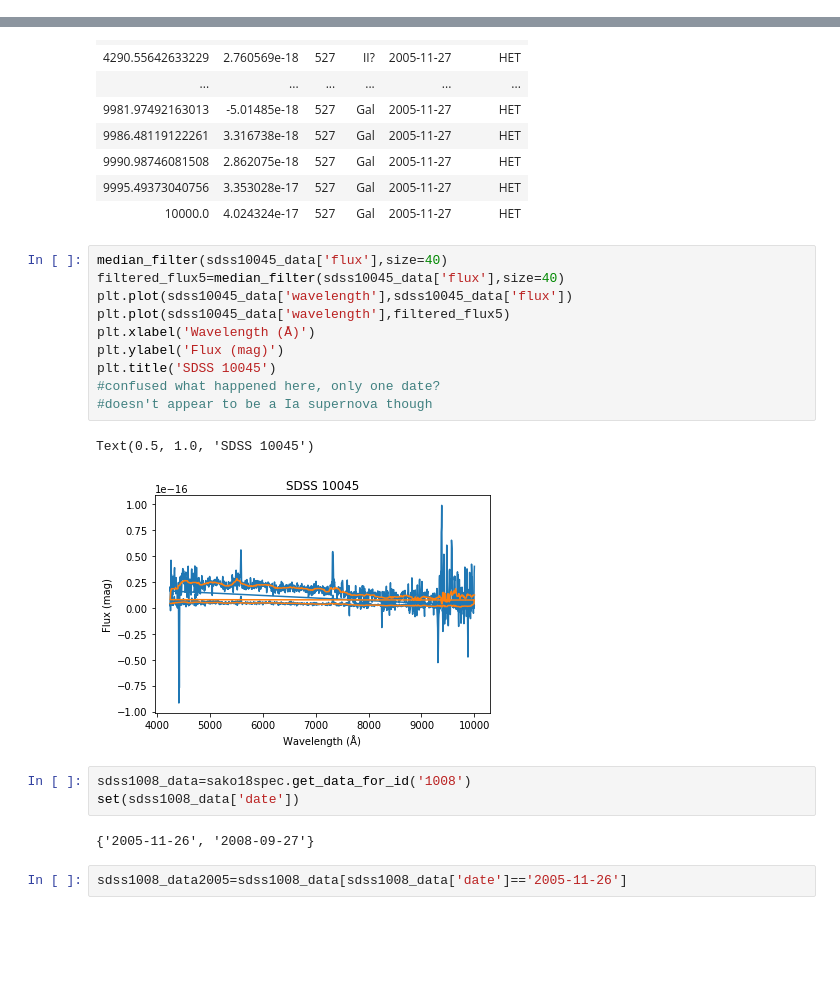
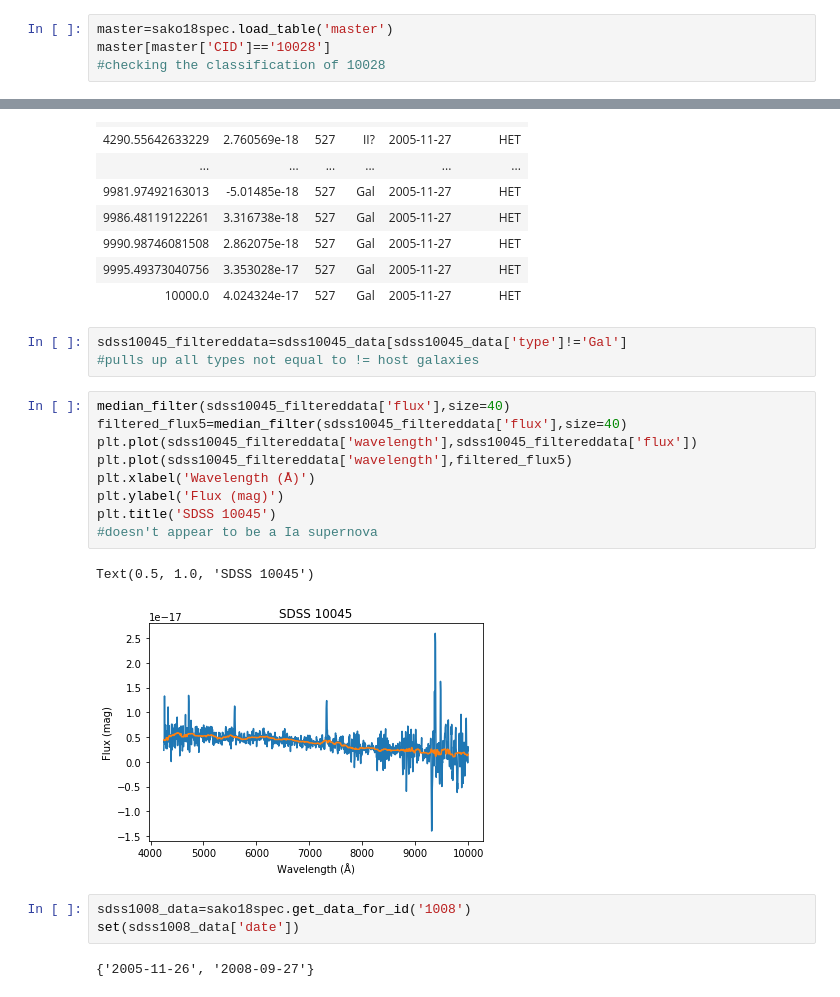
Before and after one commit to mwvgroup/SN-Spectral-Evolution, a Jupyter notebook: spectral_filtering.ipynb, the cells around one changed output, grey strips where cells are left out. Drawn from its saved outputs; the diff is of its cells as text; blank space fills up the shorter version.

```diff
--- a/spectral_filtering.ipynb
+++ b/spectral_filtering.ipynb
@@ -295,0 +235,4 @@ Text(0.5, 1.0, 'SDSS 10028')
+# %%
+master=sako18spec.load_table('master')
+master[master['CID']=='10028']
+#checking the classification of 10028
@@ -334,23 +282,23 @@ Table length=2554
 | 9990.98746081508 | 2.862075e-18 | 527 | Gal | 2005-11-27 | HET |
 | 9995.49373040756 | 3.353028e-17 | 527 | Gal | 2005-11-27 | HET |
 | 10000.0 | 4.024324e-17 | 527 | Gal | 2005-11-27 | HET |
+# %%
+sdss10045_filtereddata=sdss10045_data[sdss10045_data['type']!='Gal']
+#pulls up all types not equal to != host galaxies
 # %%
-median_filter(sdss10045_data['flux'],size=40)
-filtered_flux5=median_filter(sdss10045_data['flux'],size=40)
-plt.plot(sdss10045_data['wavelength'],sdss10045_data['flux'])
-plt.plot(sdss10045_data['wavelength'],filtered_flux5)
+median_filter(sdss10045_filtereddata['flux'],size=40)
+filtered_flux5=median_filter(sdss10045_filtereddata['flux'],size=40)
+plt.plot(sdss10045_filtereddata['wavelength'],sdss10045_filtereddata['flux'])
+plt.plot(sdss10045_filtereddata['wavelength'],filtered_flux5)
 plt.xlabel('Wavelength (Å)')
 plt.ylabel('Flux (mag)')
 plt.title('SDSS 10045')
-#confused what happened here, only one date?
-#doesn't appear to be a Ia supernova though
+#doesn't appear to be a Ia supernova
 # %% [output]
 Text(0.5, 1.0, 'SDSS 10045')
-[figure, old version]
+[figure, new version]
 # %%
 sdss1008_data=sako18spec.get_data_for_id('1008')
 set(sdss1008_data['date'])
 # %% [output]
 {'2005-11-26', '2008-09-27'}
-# %%
-sdss1008_data2005=sdss1008_data[sdss1008_data['date']=='2005-11-26']
```
Also changed, not shown: parts of 21 cells of this notebook.
